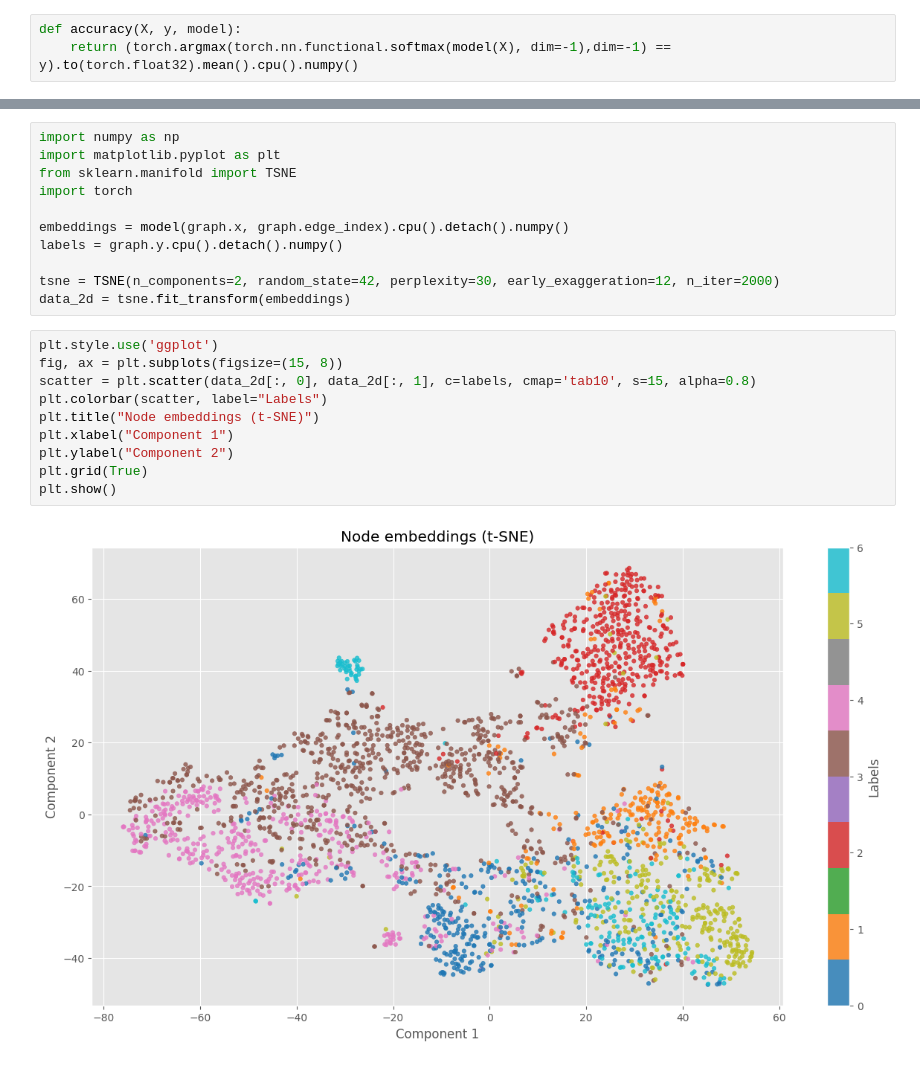
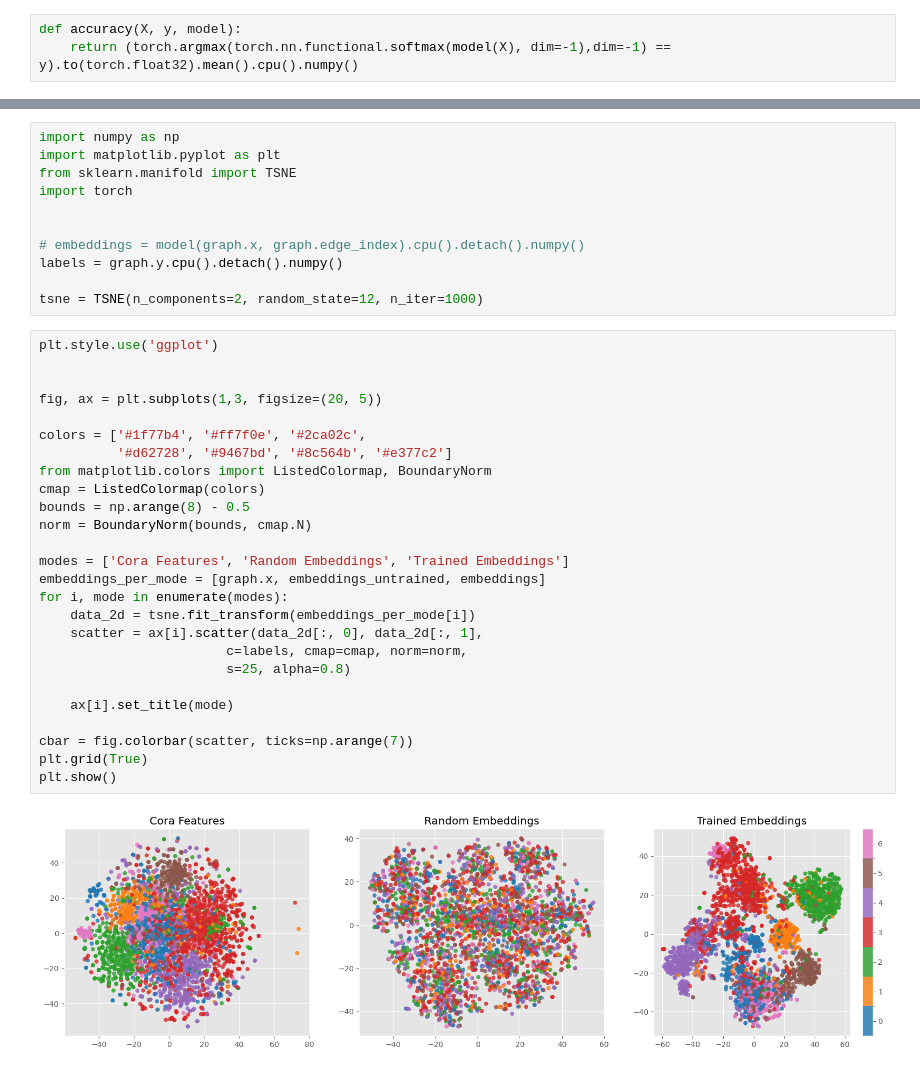
Before and after one commit to MicheleCattaneo/Graph-Neural-Networks-Tutorial, a Jupyter notebook: unsupervised.ipynb, the cells around one changed output, grey strips where cells are left out. Cells and saved outputs as stored; diff of their text form.

```diff
--- a/unsupervised.ipynb
+++ b/unsupervised.ipynb
@@ -281,20 +319,36 @@ import matplotlib.pyplot as plt
 from sklearn.manifold import TSNE
 import torch
 
-embeddings = model(graph.x, graph.edge_index).cpu().detach().numpy()
+
+# embeddings = model(graph.x, graph.edge_index).cpu().detach().numpy()
 labels = graph.y.cpu().detach().numpy()
 
-tsne = TSNE(n_components=2, random_state=42, perplexity=30, early_exaggeration=12, n_iter=2000)
-data_2d = tsne.fit_transform(embeddings)
+tsne = TSNE(n_components=2, random_state=12, n_iter=1000)
-# %%
-plt.style.use('ggplot')
-fig, ax = plt.subplots(figsize=(15, 8))
-scatter = plt.scatter(data_2d[:, 0], data_2d[:, 1], c=labels, cmap='tab10', s=15, alpha=0.8)
-plt.colorbar(scatter, label="Labels")
-plt.title("Node embeddings (t-SNE)")
-plt.xlabel("Component 1")
-plt.ylabel("Component 2")
-plt.grid(True)
-plt.show()
-# %% [output]
-[figure, removed]
+# %%
+plt.style.use('ggplot')
+
+
+fig, ax = plt.subplots(1,3, figsize=(20, 5))
+
+colors = ['#1f77b4', '#ff7f0e', '#2ca02c',
+          '#d62728', '#9467bd', '#8c564b', '#e377c2']
+from matplotlib.colors import ListedColormap, BoundaryNorm
+cmap = ListedColormap(colors)
+bounds = np.arange(8) - 0.5
+norm = BoundaryNorm(bounds, cmap.N)
+
+modes = ['Cora Features', 'Random Embeddings', 'Trained Embeddings']
+embeddings_per_mode = [graph.x, embeddings_untrained, embeddings]
+for i, mode in enumerate(modes):
+    data_2d = tsne.fit_transform(embeddings_per_mode[i])
+    scatter = ax[i].scatter(data_2d[:, 0], data_2d[:, 1],
+                        c=labels, cmap=cmap, norm=norm,
+                        s=25, alpha=0.8)
+
+    ax[i].set_title(mode)
+
+cbar = fig.colorbar(scatter, ticks=np.arange(7))
+plt.grid(True)
+plt.show()
+# %% [output]
+[figure, added]
```
Also changed, not shown: parts of 20 cells of this notebook.
